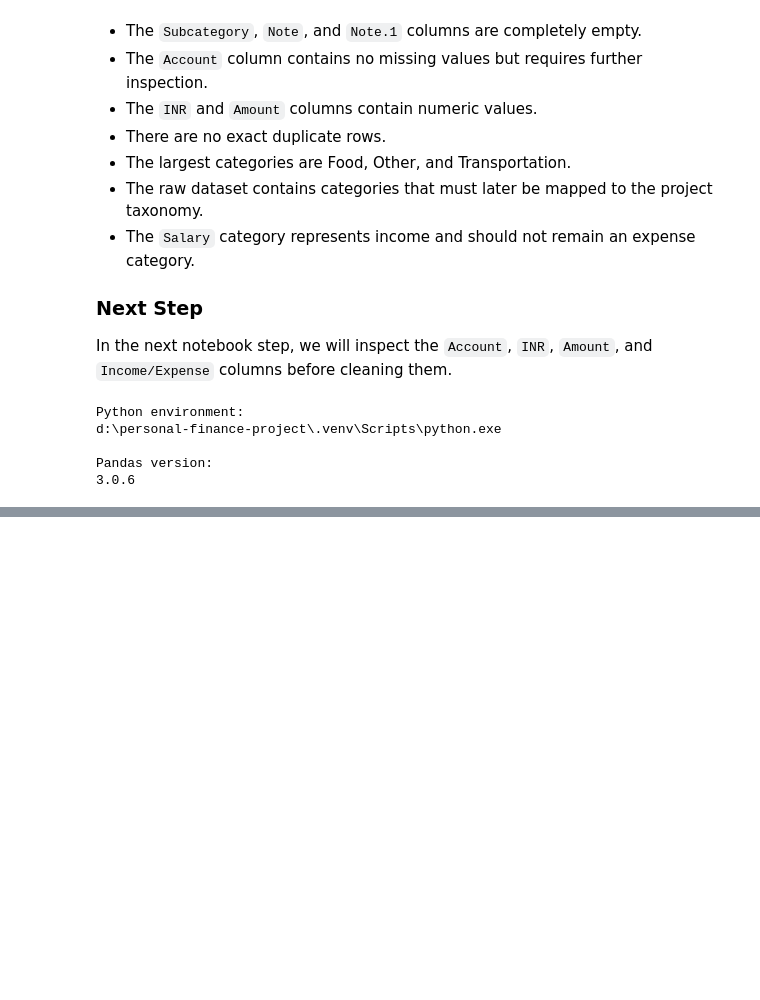
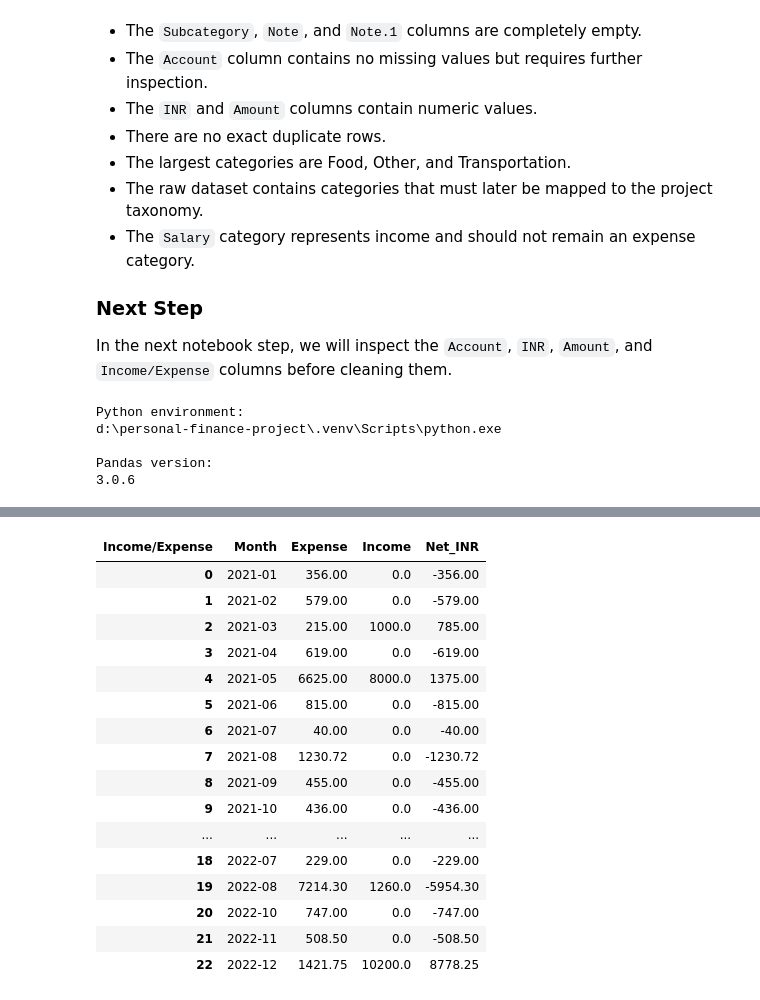
Before and after one commit to yashvijivrajani2-ui/finance-management-system, a Jupyter notebook: notebooks/01_load_and_inspect_data.ipynb, the cells around one changed output, grey strips where cells are left out. Saved outputs shown, nothing was run; the diff lists cells and outputs as text; code cells hidden in the pictures; blank space fills up the shorter version.

Commit message:
Add expense analysis pipeline and reports

```diff
--- a/notebooks/01_load_and_inspect_data.ipynb
+++ b/notebooks/01_load_and_inspect_data.ipynb
@@ -18,10 +18,11 @@ print("Pandas imported successfully.")
 Pandas imported successfully.
 # %%
 from pathlib import Path
+import pandas as pd
 
-PROJECT_ROOT = Path.cwd().parent.parent
+PROJECT_ROOT = Path.cwd().parent
 RAW_FILE = PROJECT_ROOT / "data" / "raw" / "raw_expenses.csv"
 
-print(RAW_FILE)
-print("File exists:", RAW_FILE.exists())
+print(f"Looking for file at: {RAW_FILE}")
+print(f"File exists: {RAW_FILE.exists()}")
 # %% [output]
@@ -163,0 +368,11 @@ Pandas version:
+# %%
+df["Amount_INR"] = df["INR"]
+
+print(df[[
+    "Date",
+    "Category",
+    "Income/Expense",
+    "Amount",
+    "Currency",
+    "Amount_INR"
+]].head())
@@ -163,0 +453,47 @@ Pandas version:
+# %%
+monthly_summary = (
+    df.assign(
+        Month=df["Date"].dt.to_period("M").astype(str)
+    )
+    .groupby(["Month", "Income/Expense"], as_index=False)
+    .agg(
+        Total_INR=("Amount_INR", "sum"),
+        Transactions=("Amount_INR", "count")
+    )
+)
+
+monthly_pivot = (
+    monthly_summary
+    .pivot(
+        index="Month",
+        columns="Income/Expense",
+        values="Total_INR"
+    )
+    .fillna(0)
+    .reset_index()
+)
+
+monthly_pivot["Net_INR"] = (
+    monthly_pivot.get("Income", 0)
+    - monthly_pivot.get("Expense", 0)
+)
+
+display(monthly_pivot)
+# %% [output]
+| Income/Expense | Month | Expense | Income | Net_INR |
+| 0 | 2021-01 | 356.00 | 0.0 | -356.00 |
+| 1 | 2021-02 | 579.00 | 0.0 | -579.00 |
+| 2 | 2021-03 | 215.00 | 1000.0 | 785.00 |
+| 3 | 2021-04 | 619.00 | 0.0 | -619.00 |
+| 4 | 2021-05 | 6625.00 | 8000.0 | 1375.00 |
+| 5 | 2021-06 | 815.00 | 0.0 | -815.00 |
+| 6 | 2021-07 | 40.00 | 0.0 | -40.00 |
+| 7 | 2021-08 | 1230.72 | 0.0 | -1230.72 |
+| 8 | 2021-09 | 455.00 | 0.0 | -455.00 |
+| 9 | 2021-10 | 436.00 | 0.0 | -436.00 |
+| ... | ... | ... | ... | ... |
+| 18 | 2022-07 | 229.00 | 0.0 | -229.00 |
+| 19 | 2022-08 | 7214.30 | 1260.0 | -5954.30 |
+| 20 | 2022-10 | 747.00 | 0.0 | -747.00 |
+| 21 | 2022-11 | 508.50 | 0.0 | -508.50 |
+| 22 | 2022-12 | 1421.75 | 10200.0 | 8778.25 |
```
Also changed, not shown: parts of 15 cells of this notebook, 7 other files.
